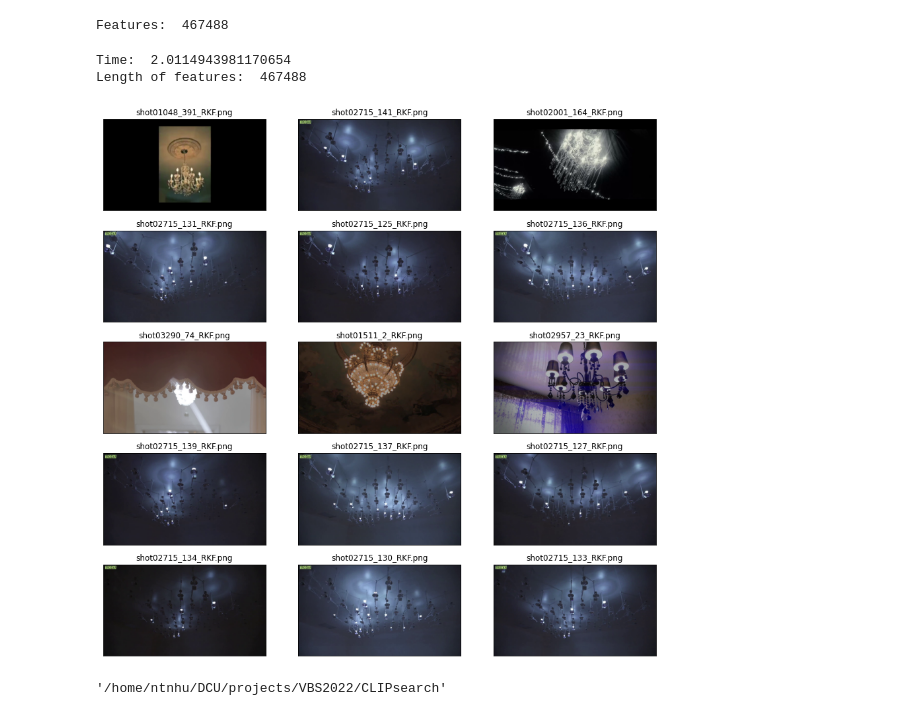
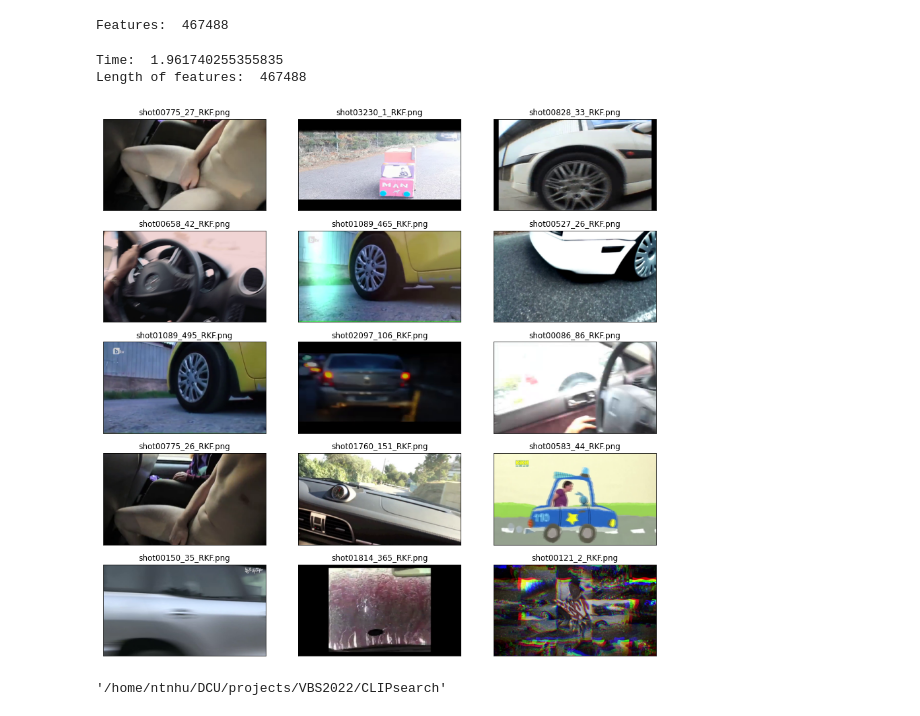
Before and after one commit to thaonhunguyen/VideoFall-VBS2022, a Jupyter notebook: searching/test.ipynb, the cells around one changed output. Saved outputs shown, nothing was run; the diff lists cells and outputs as text; code cells hidden in the pictures.

```diff
--- a/searching/test.ipynb
+++ b/searching/test.ipynb
@@ -177,0 +135,3 @@ NameError: name 'natural_keys' is not defined
+# %%
+clip.load_features()
+print("Features: ", len(clip.features))
@@ -192,17 +211,17 @@ Features:  467488
 # %%
 import time
 begin = time.time()
-query = "chandelier"
+query = "car"
 best_images = clip.search_query(query, num_matches=500)
 end = time.time()
 print("Time: ", end - begin)
 print("Length of features: ", len(clip.features))
 # print("Best images: ", best_images)
 clip.display_results(best_images[:15])
 # %% [output]
-Time:  2.0114943981170654
+Time:  1.961740255355835
 Length of features:  467488
-[figure, old version]
+[figure, new version]
 # %%
 # best_images
 # %%
```
Also changed, not shown: parts of 19 cells of this notebook, 2 other files.
